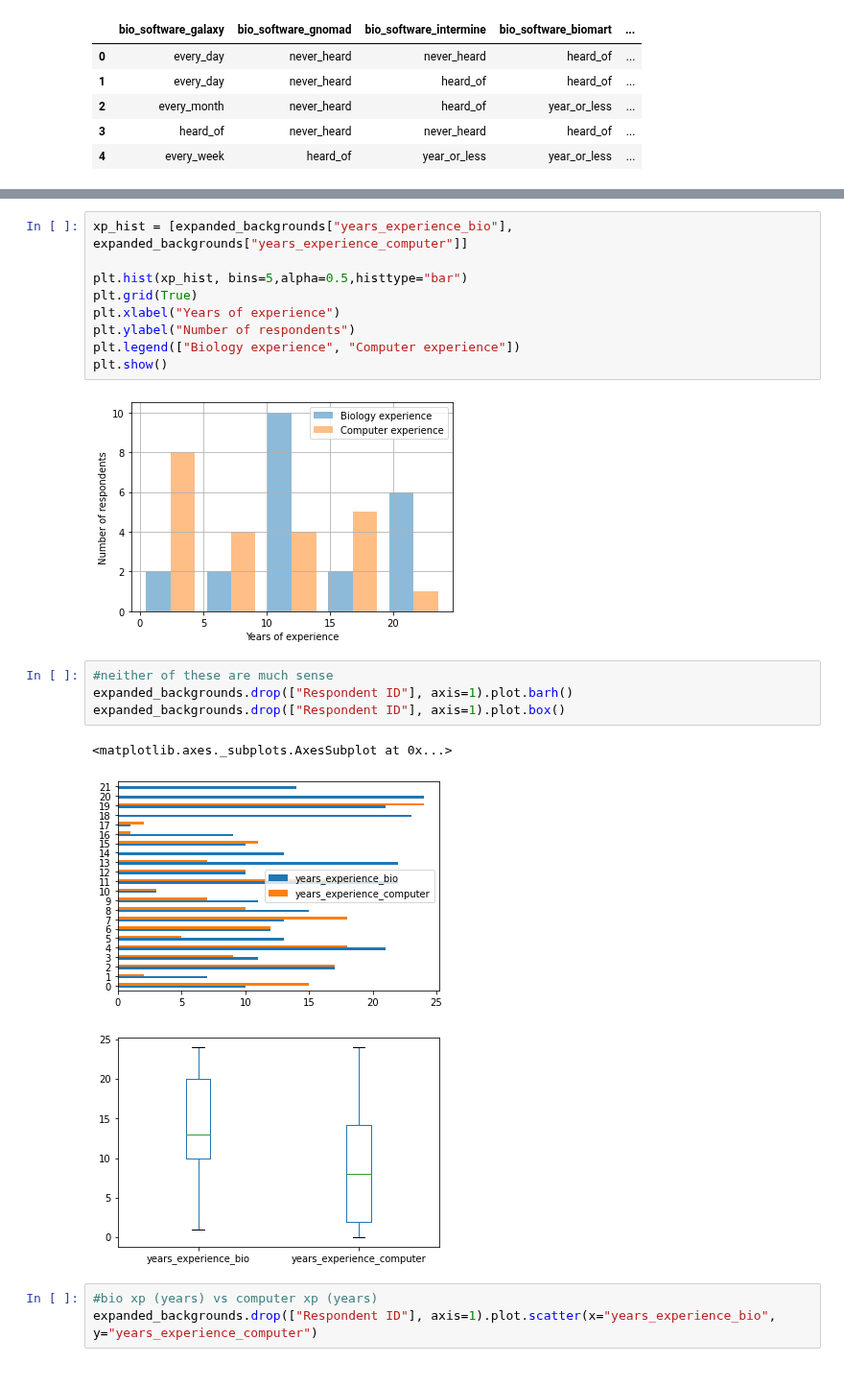
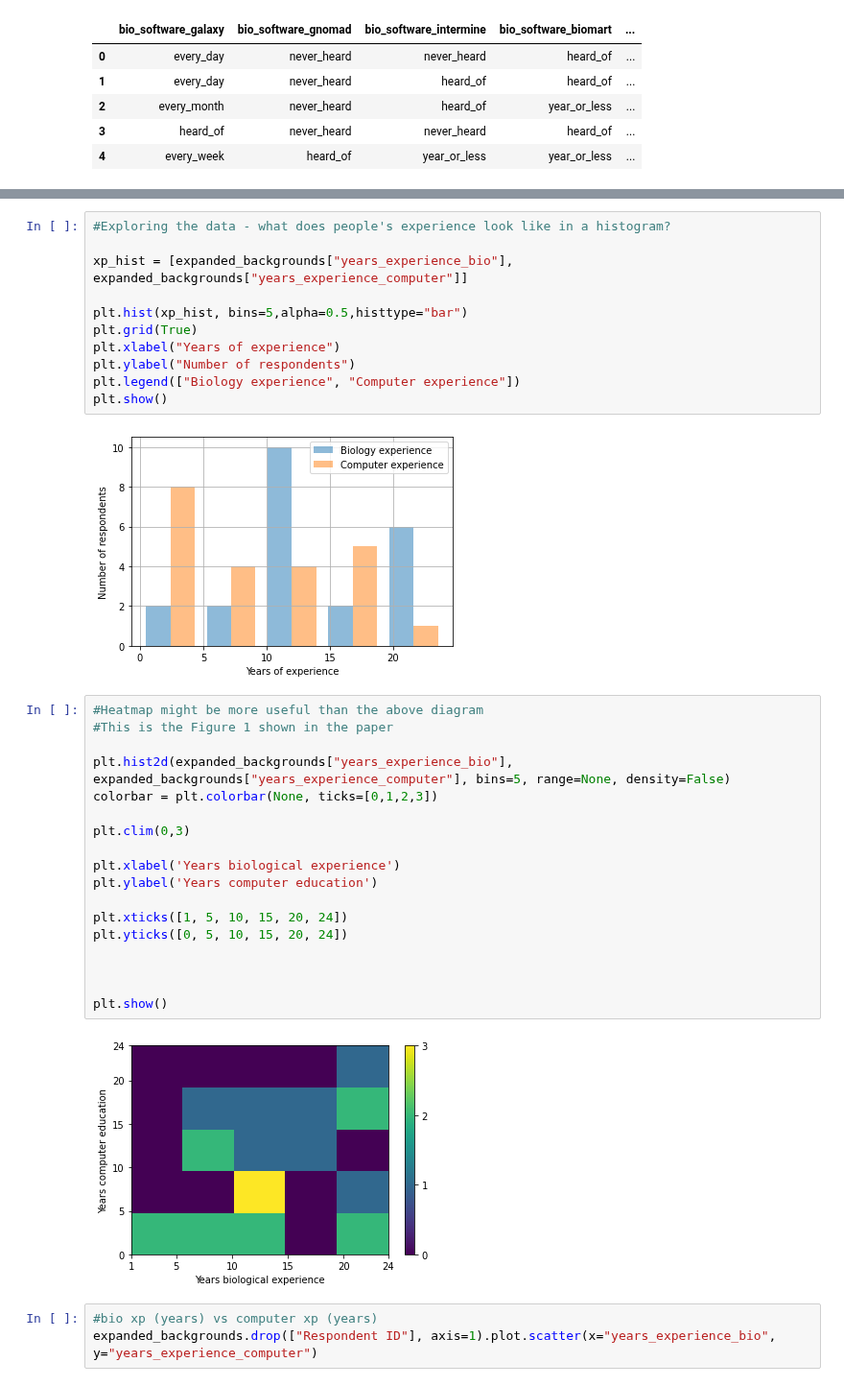
Before and after one commit to yochannah/subjective-data-models-analysis, a Jupyter notebook: import_data.ipynb, the cells around one changed output, grey strips where cells are left out. Shown at 96% size. Cells and saved outputs as stored; diff of their text form.

Commit message:
tidy up data  processing and fix graph axes

```diff
--- a/import_data.ipynb
+++ b/import_data.ipynb
@@ -110,6 +115,8 @@ Index(['Respondent ID', 'Date Started', 'biological_education',
        'bio_files_type_js ', 'bio_files_type_git '],
       dtype='object')
 # %%
+#Exploring the data - what does people's experience look like in a histogram?
+
 xp_hist = [expanded_backgrounds["years_experience_bio"], expanded_backgrounds["years_experience_computer"]]
 
 plt.hist(xp_hist, bins=5,alpha=0.5,histtype="bar")
@@ -120,14 +127,26 @@ plt.legend(["Biology experience", "Computer experience"])
 plt.show()
 # %% [output]
 [figure]
-# %%
-#neither of these are much sense
-expanded_backgrounds.drop(["Respondent ID"], axis=1).plot.barh()
-expanded_backgrounds.drop(["Respondent ID"], axis=1).plot.box()
-# %% [output]
-<matplotlib.axes._subplots.AxesSubplot at 0x...>
-[figure, removed]
-[figure, removed]
+# %%
+#Heatmap might be more useful than the above diagram
+#This is the Figure 1 shown in the paper
+
+plt.hist2d(expanded_backgrounds["years_experience_bio"], expanded_backgrounds["years_experience_computer"], bins=5, range=None, density=False)
+colorbar = plt.colorbar(None, ticks=[0,1,2,3])
+
+plt.clim(0,3)
+
+plt.xlabel('Years biological experience')
+plt.ylabel('Years computer education')
+
+plt.xticks([1, 5, 10, 15, 20, 24])
+plt.yticks([0, 5, 10, 15, 20, 24])
+
+
+
+plt.show()
+# %% [output]
+[figure, added]
 # %%
 #bio xp (years) vs computer xp (years)
 expanded_backgrounds.drop(["Respondent ID"], axis=1).plot.scatter(x="years_experience_bio", y="years_experience_computer")
```
Also changed, not shown: parts of 10 cells of this notebook.
